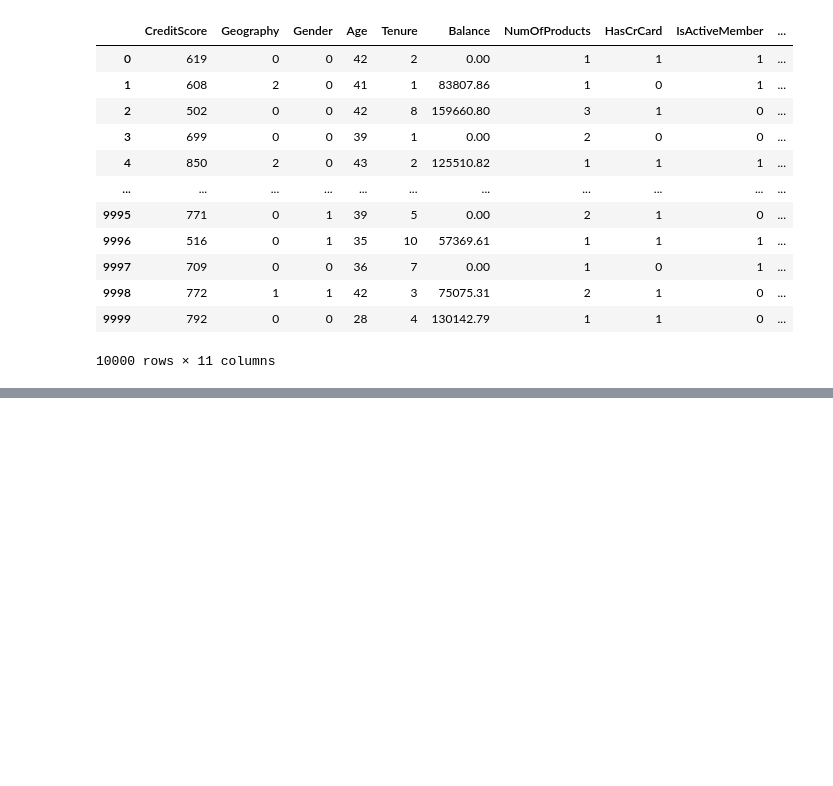
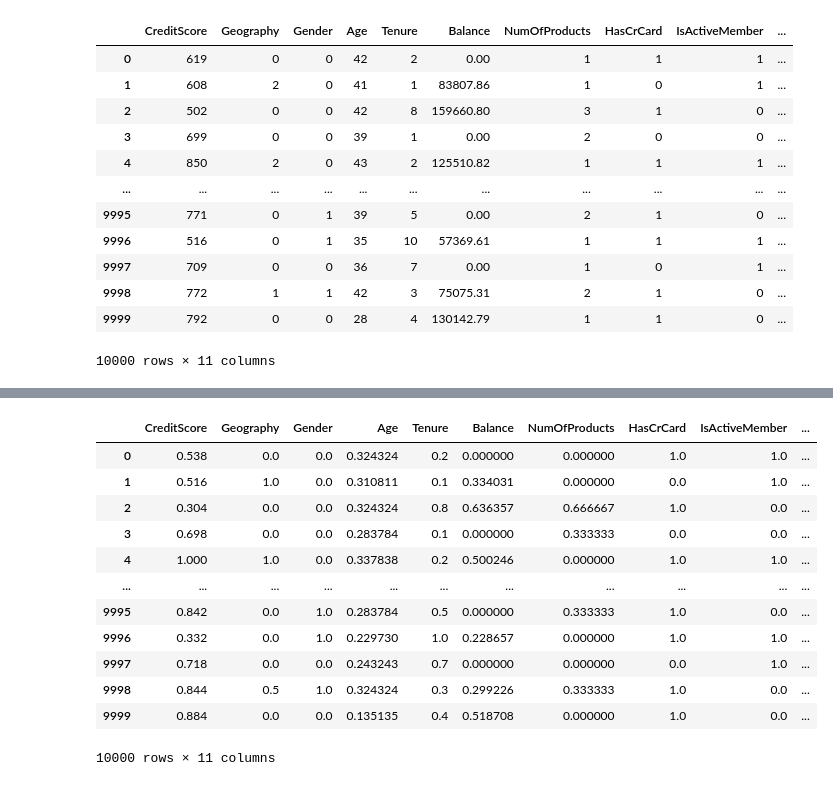
Before and after one commit to electrojam/Laboratorio-de-Machine-Learning-Optimizaci-n-de-Modelos, a Jupyter notebook: notebooks/modelgeneration_27092023_ricalanis.ipynb, the cells around one changed output, grey strips where cells are left out. Saved outputs shown, nothing was run; the diff lists cells and outputs as text; code cells hidden in the pictures; blank space fills up the shorter version.

```diff
--- a/notebooks/modelgeneration_27092023_ricalanis.ipynb
+++ b/notebooks/modelgeneration_27092023_ricalanis.ipynb
@@ -82,3 +197,20 @@ df_proc
+# %%
+df_proc_scaled.columns = df_proc.columns # asginamos nuevamente nombre a columnas que tenía df_proc_scaled
+df_proc_scaled
+# %% [output]
+|  | CreditScore | Geography | Gender | Age | Tenure | Balance | NumOfProducts | HasCrCard | IsActiveMember | ... |
+| 0 | 0.538 | 0.0 | 0.0 | 0.324324 | 0.2 | 0.000000 | 0.000000 | 1.0 | 1.0 | ... |
+| 1 | 0.516 | 1.0 | 0.0 | 0.310811 | 0.1 | 0.334031 | 0.000000 | 0.0 | 1.0 | ... |
+| 2 | 0.304 | 0.0 | 0.0 | 0.324324 | 0.8 | 0.636357 | 0.666667 | 1.0 | 0.0 | ... |
+| 3 | 0.698 | 0.0 | 0.0 | 0.283784 | 0.1 | 0.000000 | 0.333333 | 0.0 | 0.0 | ... |
+| 4 | 1.000 | 1.0 | 0.0 | 0.337838 | 0.2 | 0.500246 | 0.000000 | 1.0 | 1.0 | ... |
+| ... | ... | ... | ... | ... | ... | ... | ... | ... | ... | ... |
+| 9995 | 0.842 | 0.0 | 1.0 | 0.283784 | 0.5 | 0.000000 | 0.333333 | 1.0 | 0.0 | ... |
+| 9996 | 0.332 | 0.0 | 1.0 | 0.229730 | 1.0 | 0.228657 | 0.000000 | 1.0 | 1.0 | ... |
+| 9997 | 0.718 | 0.0 | 0.0 | 0.243243 | 0.7 | 0.000000 | 0.000000 | 0.0 | 1.0 | ... |
+| 9998 | 0.844 | 0.5 | 1.0 | 0.324324 | 0.3 | 0.299226 | 0.333333 | 1.0 | 0.0 | ... |
+| 9999 | 0.884 | 0.0 | 0.0 | 0.135135 | 0.4 | 0.518708 | 0.000000 | 1.0 | 0.0 | ... |
+10000 rows × 11 columns
 # %%
 # Vamos a crear un modelo de regresion logistica
 from sklearn.model_selection import train_test_split
```
Also changed, not shown: parts of 16 cells of this notebook, 3 other files.
